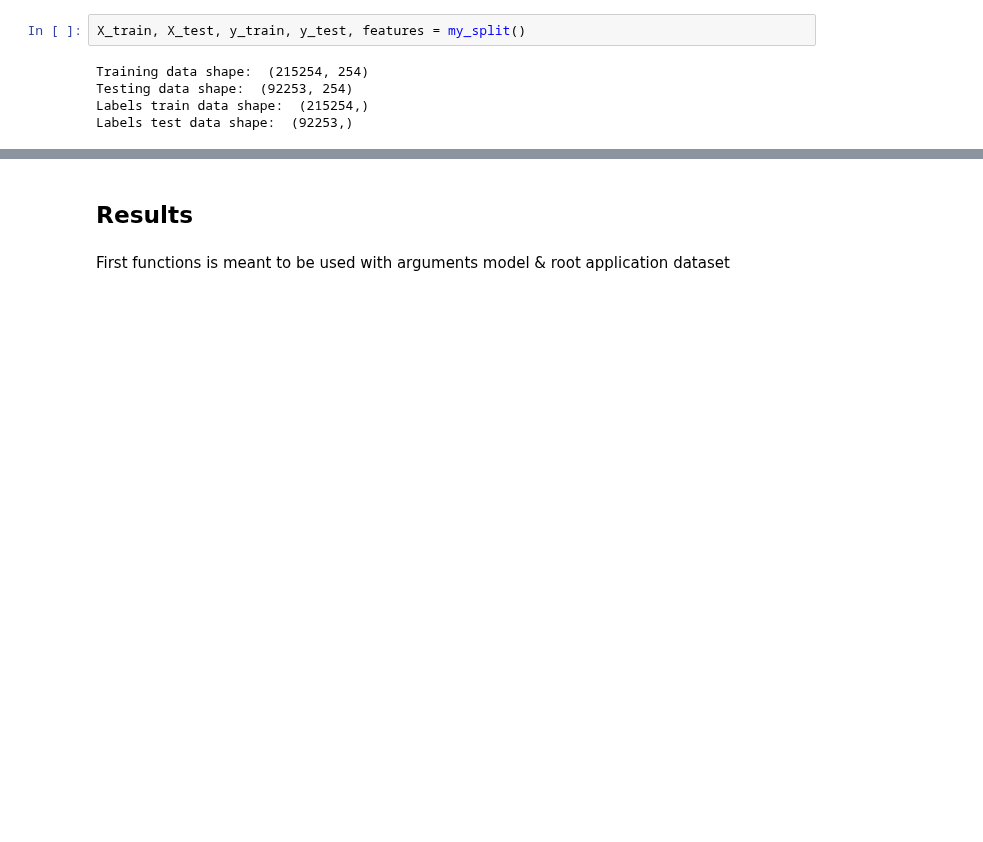
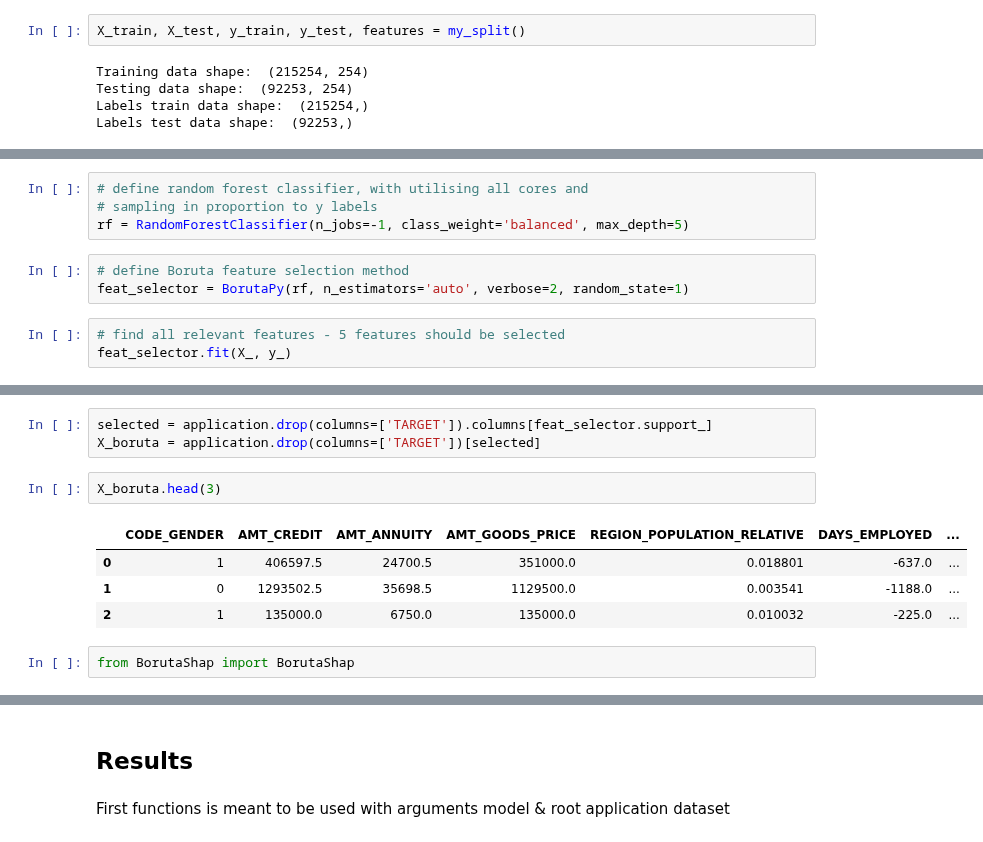
Before and after one commit to EtienneLardeur/P7_Scoring, a Jupyter notebook: P7_Model.ipynb, the cells around one changed output, grey strips where cells are left out. Cells and saved outputs as stored; diff of their text form; blank space fills up the shorter version.

Commit message:
introducing boruta for FS

```diff
--- a/P7_Model.ipynb
+++ b/P7_Model.ipynb
@@ -120,0 +147,10 @@ Labels test data shape:  (92253,)
+# %%
+# define random forest classifier, with utilising all cores and
+# sampling in proportion to y labels
+rf = RandomForestClassifier(n_jobs=-1, class_weight='balanced', max_depth=5)
+# %%
+# define Boruta feature selection method
+feat_selector = BorutaPy(rf, n_estimators='auto', verbose=2, random_state=1)
+# %%
+# find all relevant features - 5 features should be selected
+feat_selector.fit(X_, y_)
@@ -120,0 +246,12 @@ Labels test data shape:  (92253,)
+# %%
+selected = application.drop(columns=['TARGET']).columns[feat_selector.support_]
+X_boruta = application.drop(columns=['TARGET'])[selected]
+# %%
+X_boruta.head(3)
+# %% [output]
+|  | CODE_GENDER | AMT_CREDIT | AMT_ANNUITY | AMT_GOODS_PRICE | REGION_POPULATION_RELATIVE | DAYS_EMPLOYED | ... |
+| 0 | 1 | 406597.5 | 24700.5 | 351000.0 | 0.018801 | -637.0 | ... |
+| 1 | 0 | 1293502.5 | 35698.5 | 1129500.0 | 0.003541 | -1188.0 | ... |
+| 2 | 1 | 135000.0 | 6750.0 | 135000.0 | 0.010032 | -225.0 | ... |
+# %%
+from BorutaShap import BorutaShap
```
Also changed, not shown: parts of 13 cells of this notebook, 1 other file.
